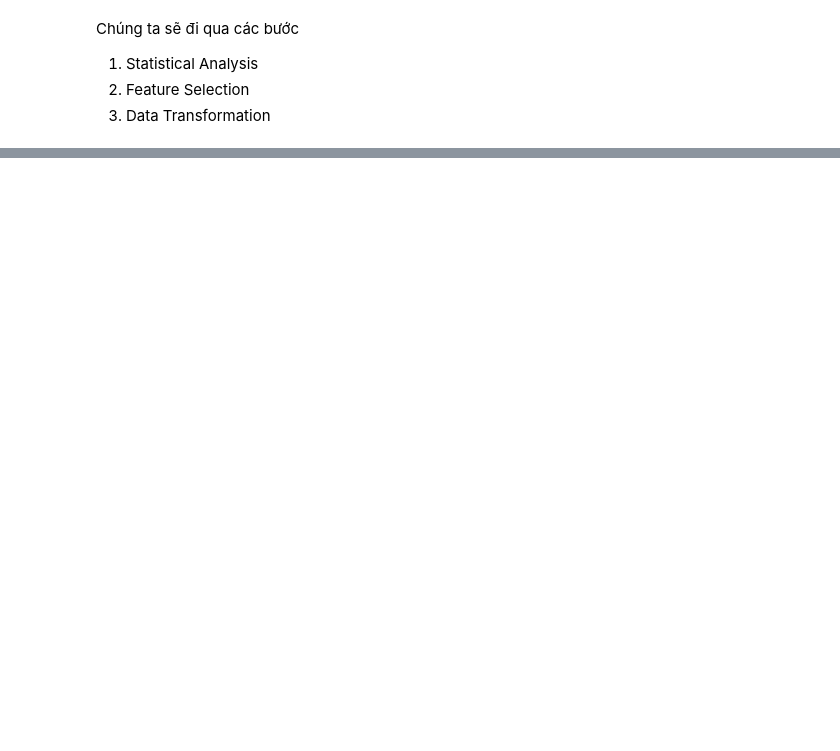
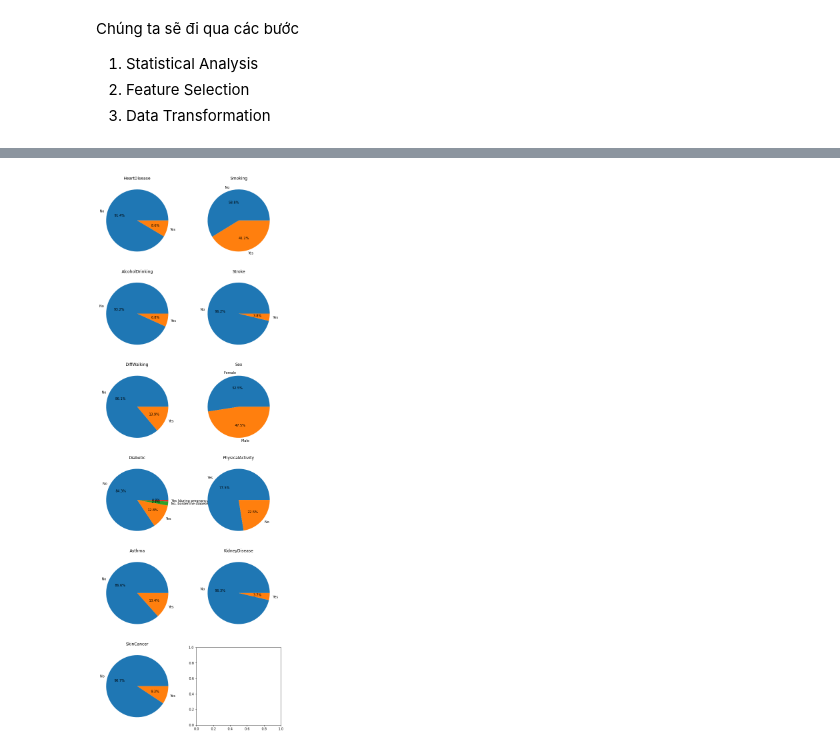
Before and after one commit to danhngan/Heart_disease, a Jupyter notebook: preprocessing.ipynb, the cells around one changed output, grey strips where cells are left out. Cells and saved outputs as stored; diff of their text form; code cells hidden in the pictures; blank space fills up the shorter version.

```diff
--- a/preprocessing.ipynb
+++ b/preprocessing.ipynb
@@ -110,0 +171,16 @@ Chúng ta sẽ đi qua các bước
+# %%
+n_charts = 0
+for col in cat_cols:
+    if df_full[col].nunique() < 5:
+        n_charts += 1
+n_cols = 2
+fig, ax = create_figure(n_charts, n_cols=n_cols)
+i = 0
+for col in cat_cols:
+    if df_full[col].nunique() < 5:
+        data = df_full[col].value_counts()
+        ax[i//n_cols][i%n_cols].pie(data,labels=data.index, autopct='%1.1f%%')
+        ax[i//n_cols][i%n_cols].set_title(col)
+        i += 1
+# %% [output]
+[figure, added]
```
Also changed, not shown: parts of 9 cells of this notebook.
